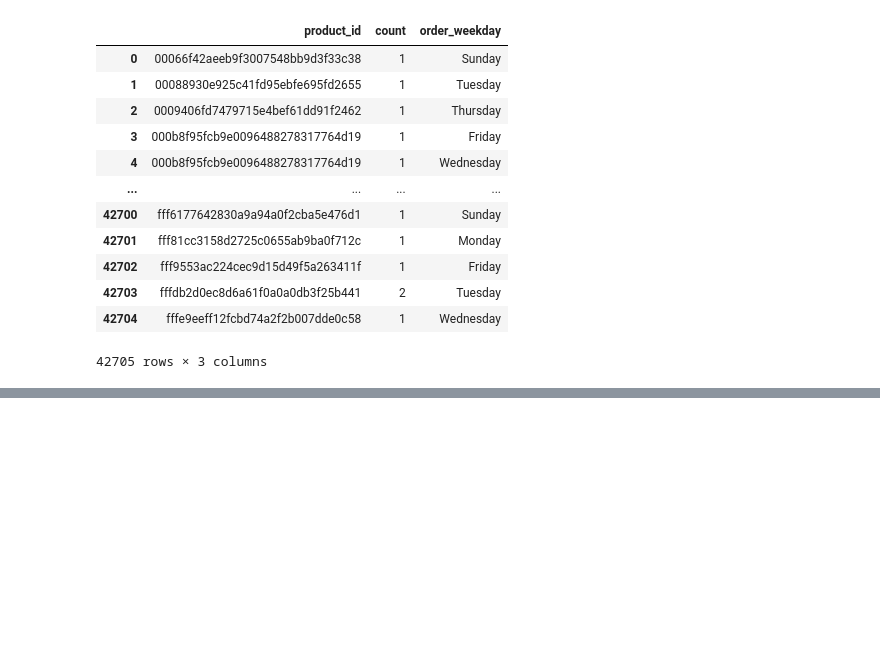
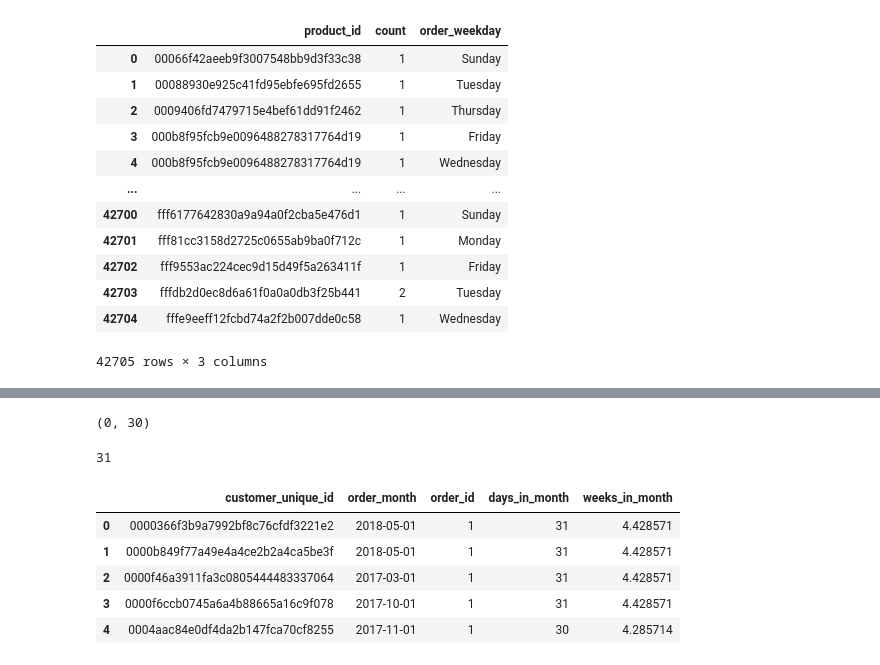
Before and after one commit to dashkinoy/project_ecommerce, a Jupyter notebook: analyze_orders.ipynb, the cells around one changed output, grey strips where cells are left out. Saved outputs shown, nothing was run; the diff lists cells and outputs as text; code cells hidden in the pictures; blank space fills up the shorter version.

```diff
--- a/analyze_orders.ipynb
+++ b/analyze_orders.ipynb
@@ -190,0 +223,4 @@ df_orders_items_weekday_max.merge(df_orders_items_weekday, on = ['product_id','c
+# %%
+df_customers_orders_count = df_customers_orders[['customer_unique_id','order_month','order_id']].groupby(['customer_unique_id','order_month'])\
+                    .count()\
+                    .reset_index()
@@ -190,0 +236,9 @@ df_orders_items_weekday_max.merge(df_orders_items_weekday, on = ['product_id','c
+# %%
+monthrange(2021,11)
+# %% [output]
+(0, 30)
+# %%
+ya_object = df_customers_orders['order_month'][0]
+monthrange(ya_object.year, ya_object.month)[1]
+# %% [output]
+31
@@ -190,0 +249,9 @@ df_orders_items_weekday_max.merge(df_orders_items_weekday, on = ['product_id','c
+# %%
+df_customers_orders_count.head()
+# %% [output]
+|  | customer_unique_id | order_month | order_id | days_in_month | weeks_in_month |
+| 0 | 0000366f3b9a7992bf8c76cfdf3221e2 | 2018-05-01 | 1 | 31 | 4.428571 |
+| 1 | 0000b849f77a49e4a4ce2b2a4ca5be3f | 2018-05-01 | 1 | 31 | 4.428571 |
+| 2 | 0000f46a3911fa3c0805444483337064 | 2017-03-01 | 1 | 31 | 4.428571 |
+| 3 | 0000f6ccb0745a6a4b88665a16c9f078 | 2017-10-01 | 1 | 31 | 4.428571 |
+| 4 | 0004aac84e0df4da2b147fca70cf8255 | 2017-11-01 | 1 | 30 | 4.285714 |
```
Also changed, not shown: parts of 14 cells of this notebook.
